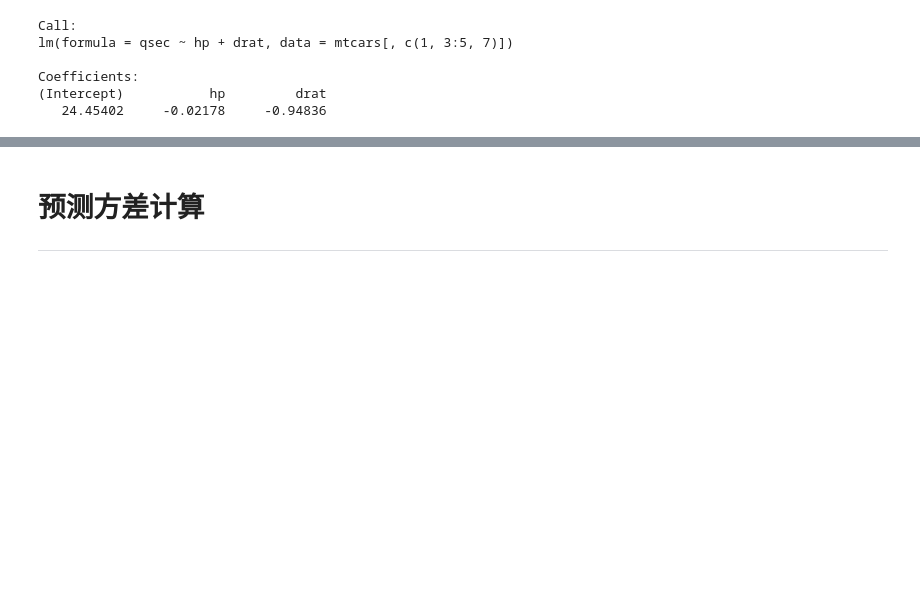
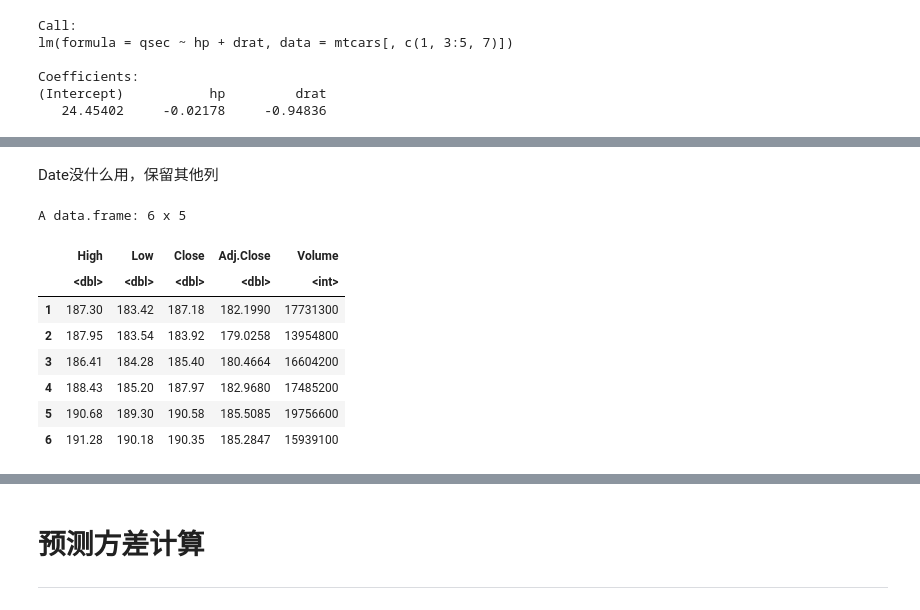
Before and after one commit to nab-iak/R_memo, a Jupyter notebook: jupyter_notebook/linear_regression_relation.ipynb, the cells around one changed output, grey strips where cells are left out. Cells and saved outputs as stored; diff of their text form; code cells hidden in the pictures; blank space fills up the shorter version.

```diff
--- a/jupyter_notebook/linear_regression_relation.ipynb
+++ b/jupyter_notebook/linear_regression_relation.ipynb
@@ -663,0 +705,15 @@ Coefficients:
+# %% [markdown]
+Date没什么用，保留其他列
+# %%
+PRSA_dt <- PRSA_dt[,2:ncol(PRSA_dt)]
+head(PRSA_dt)
+# %% [output]
+A data.frame: 6 x 5
+|  | High | Low | Close | Adj.Close | Volume |
+|  | <dbl> | <dbl> | <dbl> | <dbl> | <int> |
+| 1 | 187.30 | 183.42 | 187.18 | 182.1990 | 17731300 |
+| 2 | 187.95 | 183.54 | 183.92 | 179.0258 | 13954800 |
+| 3 | 186.41 | 184.28 | 185.40 | 180.4664 | 16604200 |
+| 4 | 188.43 | 185.20 | 187.97 | 182.9680 | 17485200 |
+| 5 | 190.68 | 189.30 | 190.58 | 185.5085 | 19756600 |
+| 6 | 191.28 | 190.18 | 190.35 | 185.2847 | 15939100 |
```
Also changed, not shown: parts of 22 cells of this notebook, 5 other files.
